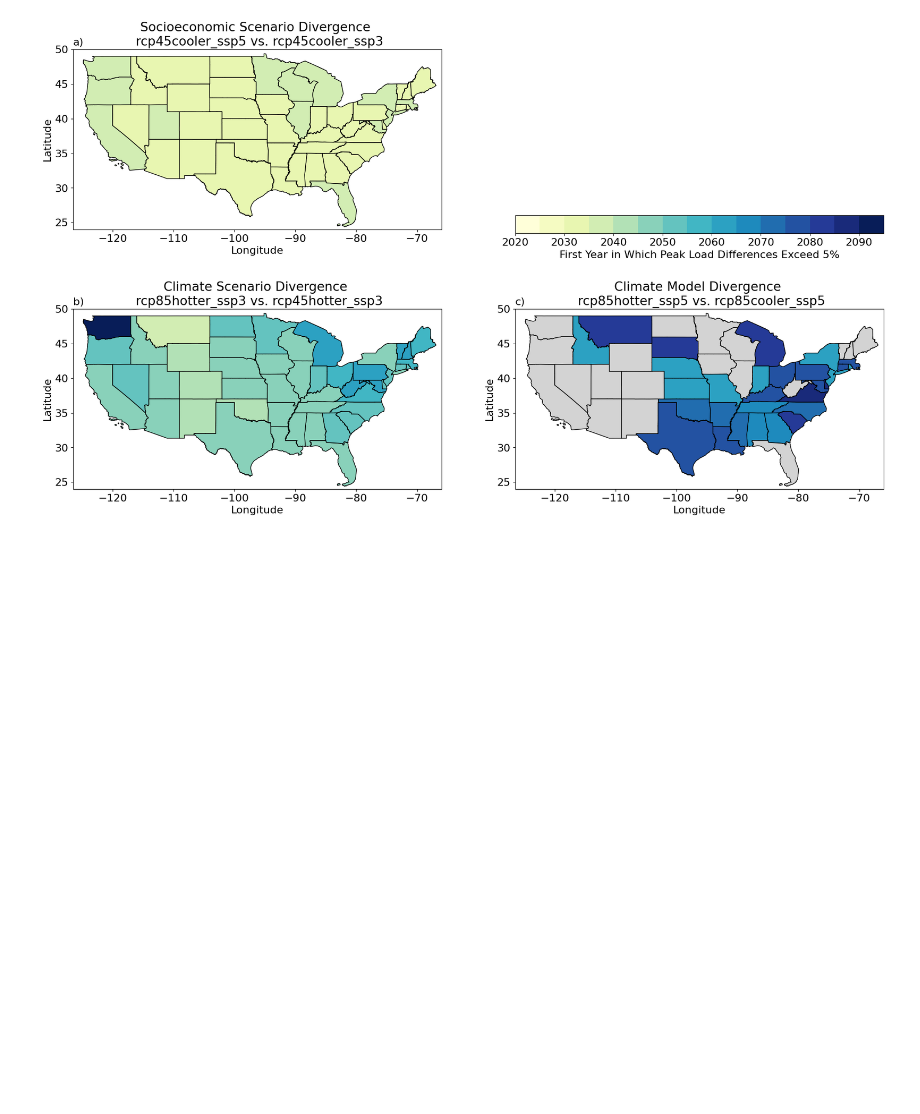
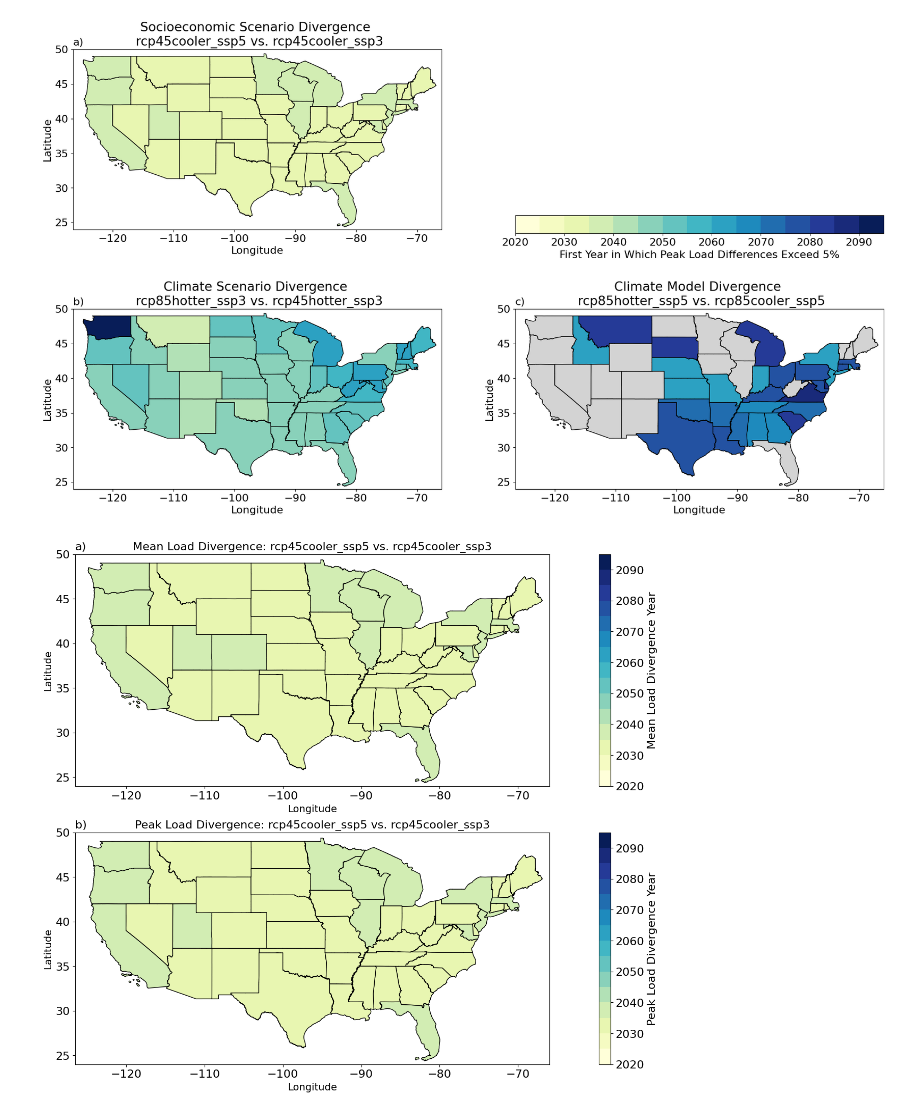
Before and after one commit to IMMM-SFA/burleyson-etal_2024_applied_energy, a Jupyter notebook: notebooks/state_divergence_analysis.ipynb, the cells around one changed output. Saved outputs shown, nothing was run; the diff lists cells and outputs as text; code cells hidden in the pictures; blank space fills up the shorter version.

Commit message:
Added map plots

```diff
--- a/notebooks/state_divergence_analysis.ipynb
+++ b/notebooks/state_divergence_analysis.ipynb
@@ -501,6 +515,6 @@ output_df
 # %%
 # Define a function to plot the maps of year of divergence by state:
-def plot_state_divergence_maps(data_input_dir: str, metadata_input_dir: str, threshold: int, image_output_dir: str, image_resolution: int, save_images=False):
+def plot_sample_state_divergence_maps(data_input_dir: str, metadata_input_dir: str, threshold: int, image_output_dir: str, image_resolution: int, save_images=False):
 
     # Read in the county shapefile and reassign the 'FIPS' variable as integers:
     states_df = gpd.read_file(os.path.join(metadata_input_dir, 'tl_2022_us_state.shp')).rename(columns={'NAME': 'State'})
@@ -550,6 +564,6 @@ def plot_state_divergence_maps(data_input_dir: str, metadata_input_dir: str, thr
 
     # If the "save_images" flag is set to true then save the plot to a .png file:
     if save_images == True:
-       filename = ('Divergence_Map_Peak_' + str(threshold) + '%_Threshold.png')
+       filename = ('Maps.png')
        plt.savefig(os.path.join(image_output_dir, filename), dpi=image_resolution, bbox_inches='tight', facecolor='white')
 # %%
@@ -563,0 +625,25 @@ plot_state_divergence_maps(data_input_dir = data_output_dir,
+# %%
+# Set the groups of scenarios to plot:
+scenario_one = 'rcp45cooler_ssp5'; scenario_two = 'rcp45cooler_ssp3';
+#scenario_one = 'rcp45hotter_ssp5'; scenario_two = 'rcp45hotter_ssp3';
+#scenario_one = 'rcp85cooler_ssp5'; scenario_two = 'rcp85cooler_ssp3';
+#scenario_one = 'rcp85hotter_ssp5'; scenario_two = 'rcp85hotter_ssp3';
+#scenario_one = 'rcp85cooler_ssp3'; scenario_two = 'rcp45cooler_ssp3';
+#scenario_one = 'rcp85hotter_ssp3'; scenario_two = 'rcp45hotter_ssp3';
+#scenario_one = 'rcp85cooler_ssp5'; scenario_two = 'rcp45cooler_ssp5';
+#scenario_one = 'rcp85hotter_ssp5'; scenario_two = 'rcp45hotter_ssp5';
+#scenario_one = 'rcp45hotter_ssp3'; scenario_two = 'rcp45cooler_ssp3';
+#scenario_one = 'rcp45hotter_ssp5'; scenario_two = 'rcp45cooler_ssp5';
+#scenario_one = 'rcp85hotter_ssp3'; scenario_two = 'rcp85cooler_ssp3';
+#scenario_one = 'rcp85hotter_ssp5'; scenario_two = 'rcp85cooler_ssp5';
+
+plot_state_divergence_maps(data_input_dir = data_output_dir,
+                           metadata_input_dir = metadata_input_dir,
+                           scenario_one = scenario_one,
+                           scenario_two = scenario_two,
+                           threshold = 5,
+                           image_output_dir = image_output_dir,
+                           image_resolution = 600,
+                           save_images = True)
+# %% [output]
+[figure, added]
```
Also changed, not shown: parts of 3 cells of this notebook, 16 other files.
